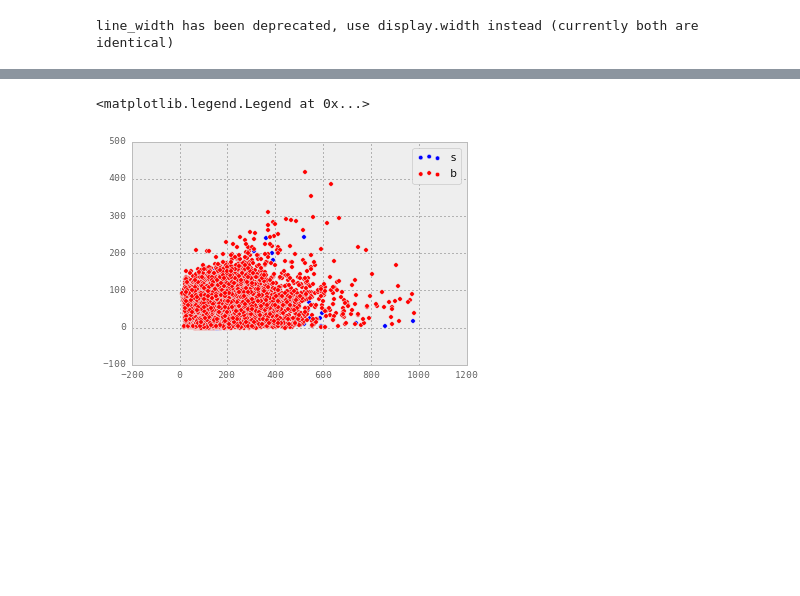
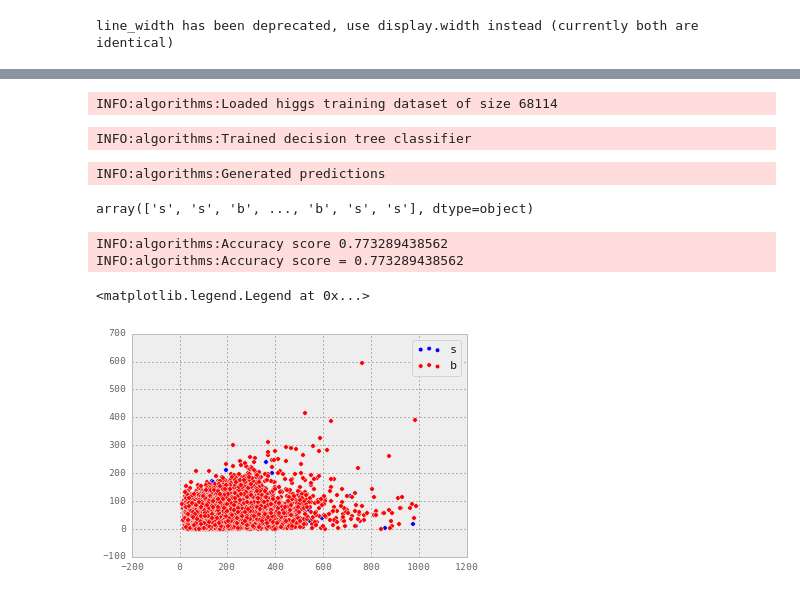
Before and after one commit to sshegheva/bag-of-algorithms, a Jupyter notebook: analysis/notebooks/decision-trees.ipynb, the cells around one changed output, grey strips where cells are left out. Drawn from its saved outputs; the diff is of its cells as text; code cells hidden in the pictures; blank space fills up the shorter version.

Commit message:
Implement decision tree and clean dataset

```diff
--- a/analysis/notebooks/decision-trees.ipynb
+++ b/analysis/notebooks/decision-trees.ipynb
@@ -52,3 +16,24 @@ accuracy_score(labels_test, predictions)
+# %%
+dt = DecisionTree()
+# %% [output]
+INFO:algorithms:Loaded higgs training dataset of size 68114
+# %%
+dt.train()
+# %% [output]
+INFO:algorithms:Trained decision tree classifier
+# %%
+dt.predict()
+# %% [output]
+INFO:algorithms:Generated predictions
+# %%
+dt.predictions
+# %% [output]
+array(['s', 's', 'b', ..., 'b', 's', 's'], dtype=object)
+# %%
+dt.evaluate()
+# %% [output]
+INFO:algorithms:Accuracy score 0.773289438562
+INFO:algorithms:Accuracy score = 0.773289438562
 # %%
 # Parameters
 n_classes = 2
@@ -56,15 +41,15 @@ plot_colors = "br"
 plot_step = 0.02
 # %%
 # Plot the training points
-X = features_train[:, [0,1]]
-Y = labels_train
+X = dt.features_train[:, [0,1]]
+Y = dt.labels_train
 for i, color in zip(set(Y), plot_colors):
     idx = np.where(Y == i)
     plt.scatter(X[idx, 0], X[idx, 1], c=color, label=i, cmap=plt.cm.Paired)
 plt.legend()
 # %% [output]
 <matplotlib.legend.Legend at 0x...>
-[figure, old version]
+[figure, new version]
 # %%
 x_min, x_max = X[:, 0].min() - 1, X[:, 0].max() + 1
 y_min, y_max = X[:, 1].min() - 1, X[:, 1].max() + 1
```
Also changed, not shown: parts of 15 cells of this notebook, 3 other files.
